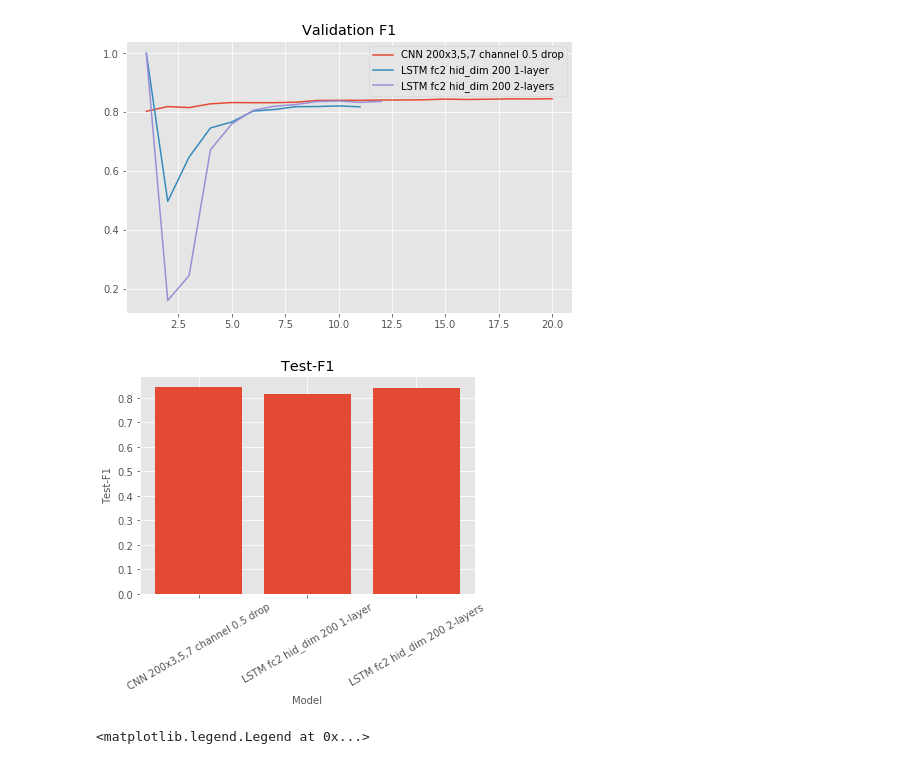
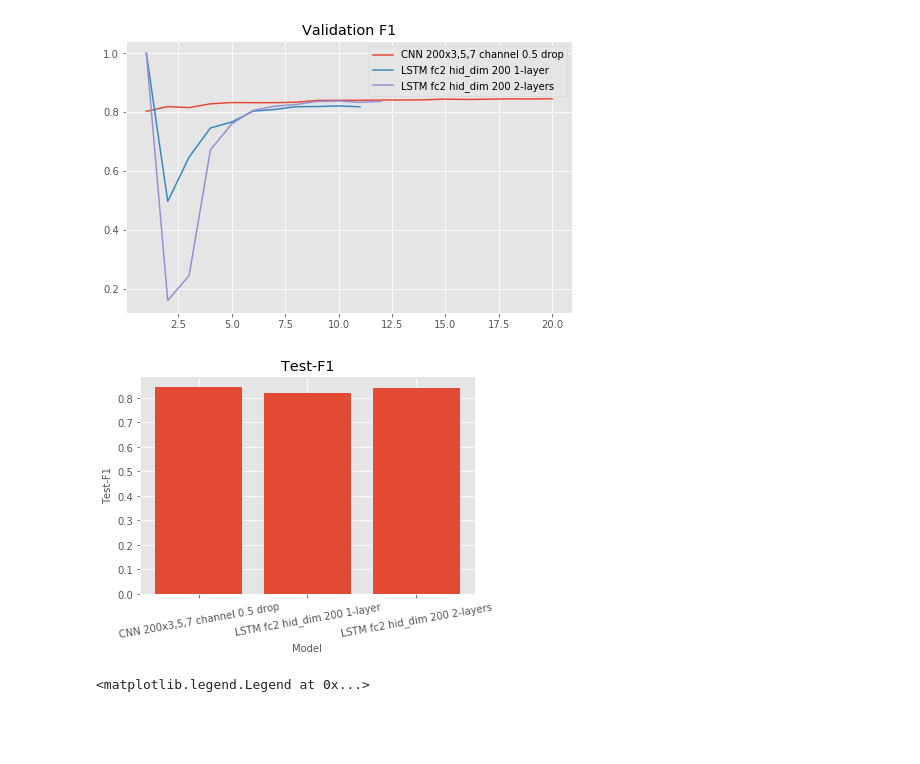
Before and after one commit to jannenev/reuters, a Jupyter notebook: simple_version.ipynb, the cells around one changed output. Drawn from its saved outputs; the diff is of its cells as text; code cells hidden in the pictures; blank space fills up the shorter version.

```diff
--- a/simple_version.ipynb
+++ b/simple_version.ipynb
@@ -882,19 +767,19 @@ plt.show()
 # %%
 # Bar
 index = np.arange(len(res))
 values = res['Test_f1']
 labels = res['Desc']
 
 plt.ylim = ([0.5, 0.9]) # is set, but not effecting bar
 plt.bar(index, values)
 plt.xlabel('Model', fontsize=10)
 plt.ylabel('Test-F1', fontsize=10)
-plt.xticks(index, labels, fontsize=10, rotation=30)
+plt.xticks(index, labels, fontsize=10, rotation=10)
 plt.title('Test-F1')
 
 plt.show()
 # %% [output]
-[figure, old version]
+[figure, new version]
 # %%
 #epochs = len(train_losses)
 plt.switch_backend('agg')
```
Also changed, not shown: parts of 17 cells of this notebook, 1 other file.
